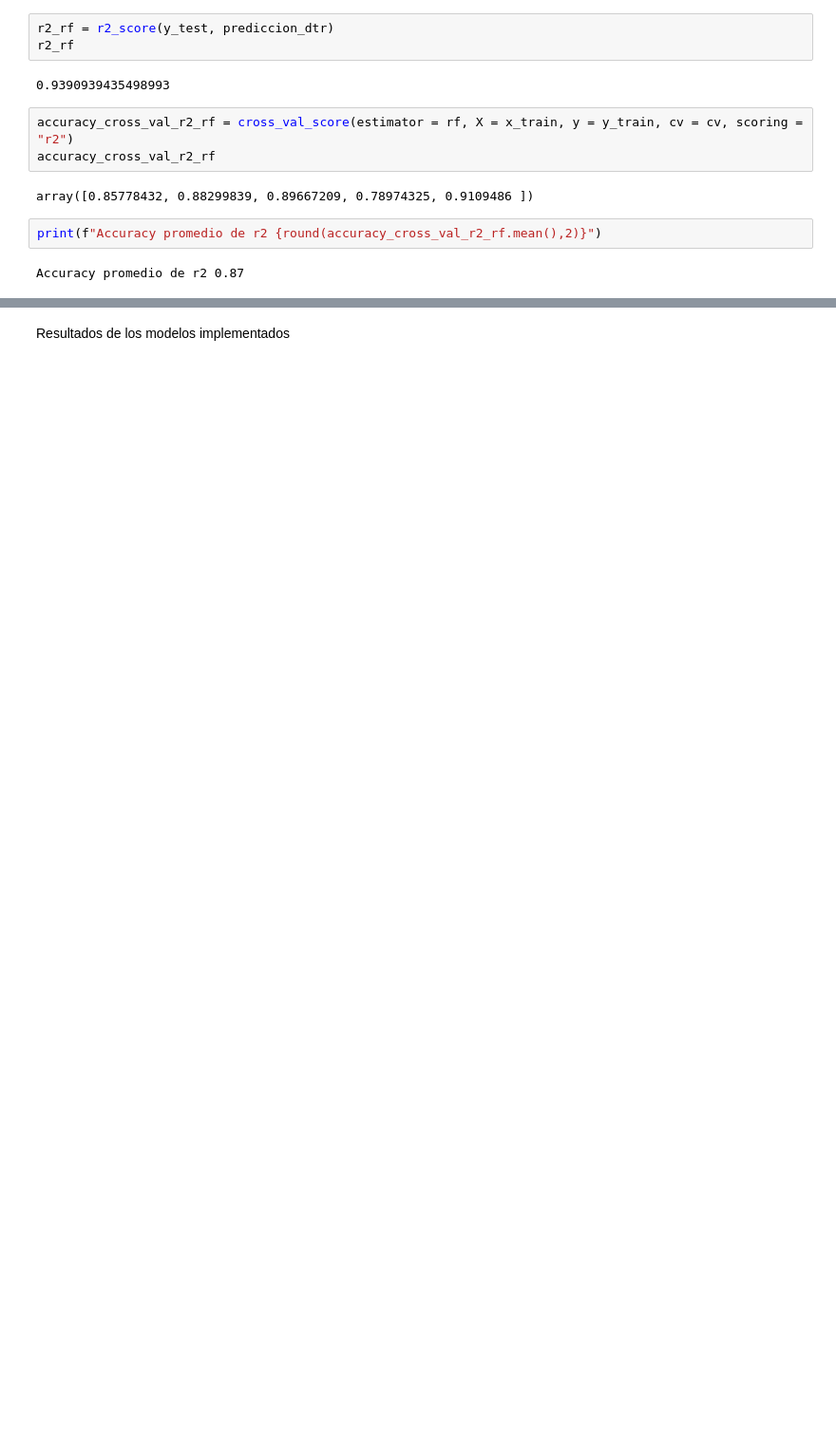
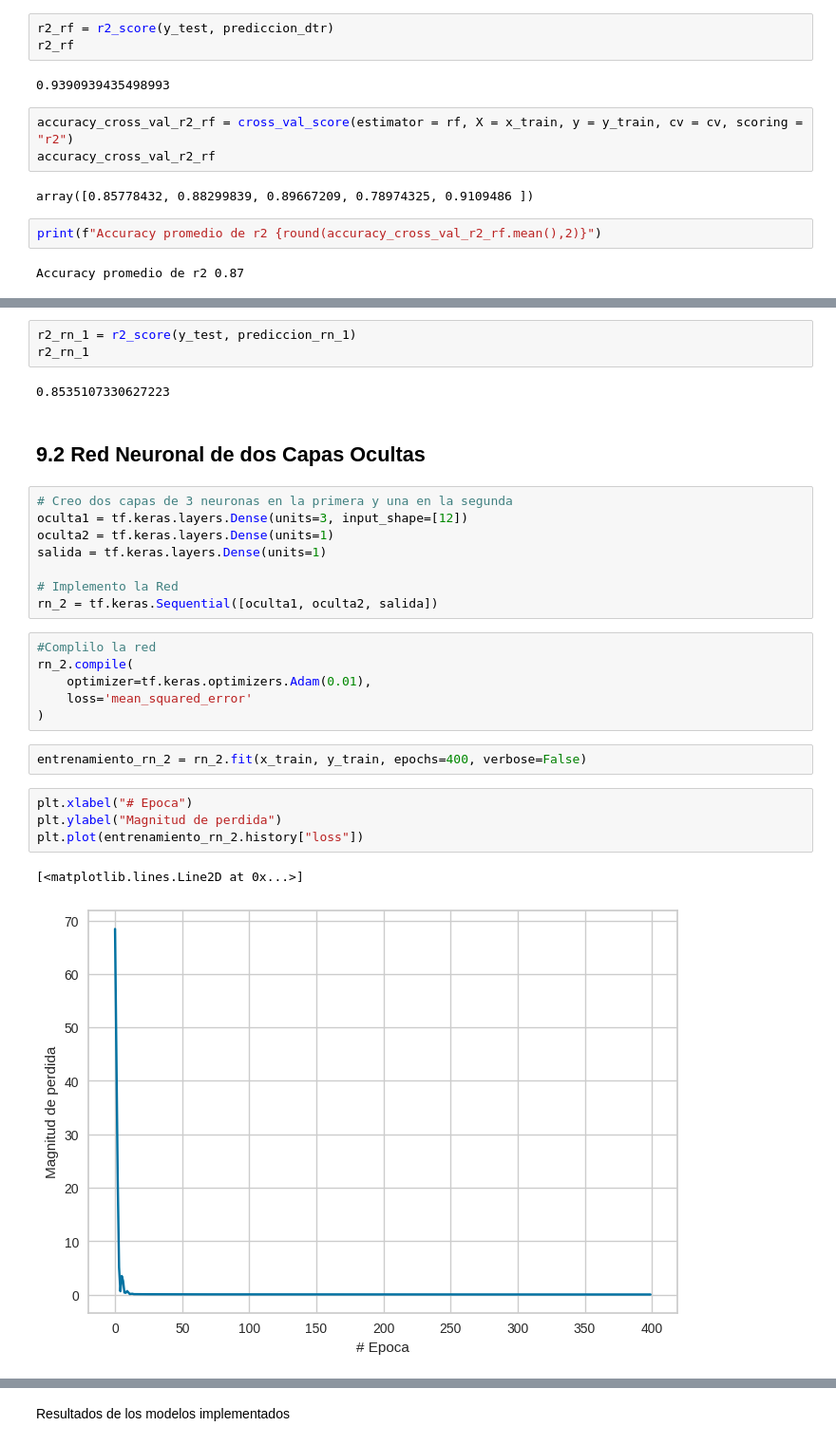
Before and after one commit to nicolasPecora/AutomobileDataset-Regresion, a Jupyter notebook: AutomobileDataset_Modelos_de_regresion.ipynb, the cells around one changed output, grey strips where cells are left out. Shown at 95% size. Saved outputs shown, nothing was run; the diff lists cells and outputs as text; blank space fills up the shorter version.

```diff
--- a/AutomobileDataset_Modelos_de_regresion.ipynb
+++ b/AutomobileDataset_Modelos_de_regresion.ipynb
@@ -867,0 +916,30 @@ Accuracy promedio de r2 0.87
+# %%
+r2_rn_1 = r2_score(y_test, prediccion_rn_1)
+r2_rn_1
+# %% [output]
+0.8535107330627223
+# %% [markdown]
+## 9.2 Red Neuronal de dos Capas Ocultas
+# %%
+# Creo dos capas de 3 neuronas en la primera y una en la segunda
+oculta1 = tf.keras.layers.Dense(units=3, input_shape=[12])
+oculta2 = tf.keras.layers.Dense(units=1)
+salida = tf.keras.layers.Dense(units=1)
+
+# Implemento la Red
+rn_2 = tf.keras.Sequential([oculta1, oculta2, salida])
+# %%
+#Complilo la red
+rn_2.compile(
+    optimizer=tf.keras.optimizers.Adam(0.01),
+    loss='mean_squared_error'
+)
+# %%
+entrenamiento_rn_2 = rn_2.fit(x_train, y_train, epochs=400, verbose=False)
+# %%
+plt.xlabel("# Epoca")
+plt.ylabel("Magnitud de perdida")
+plt.plot(entrenamiento_rn_2.history["loss"])
+# %% [output]
+[<matplotlib.lines.Line2D at 0x...>]
+[figure, added]
```
Also changed, not shown: parts of 26 cells of this notebook.
